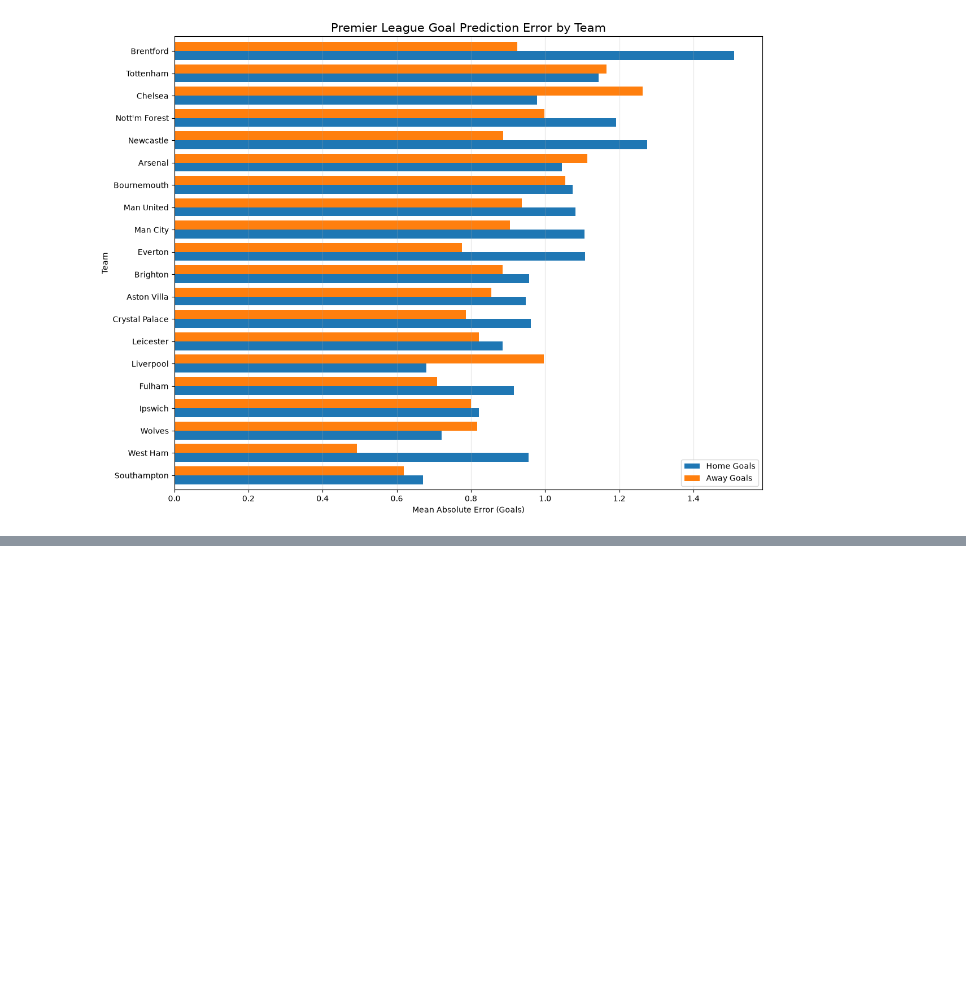
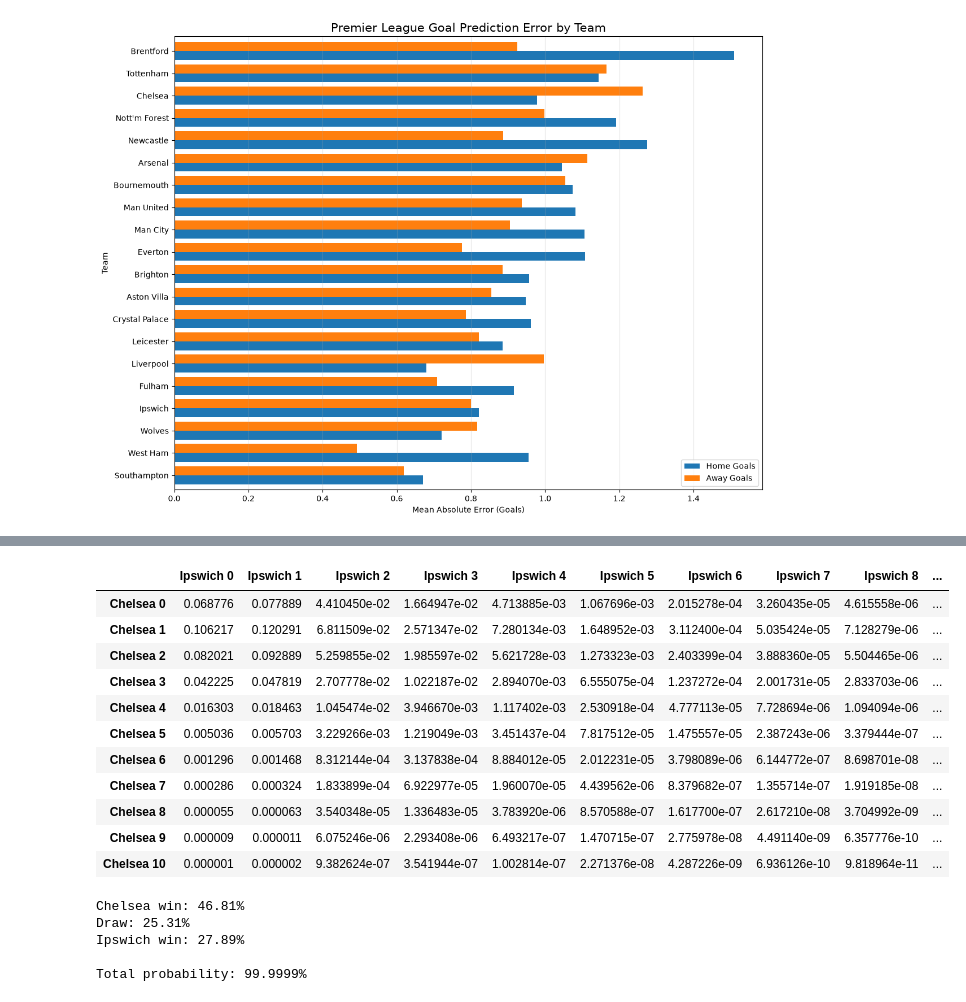
Before and after one commit to hankike/Premier_Prediction, a Jupyter notebook: poisson_2.ipynb, the cells around one changed output, grey strips where cells are left out. Drawn from its saved outputs; the diff is of its cells as text; code cells hidden in the pictures; blank space fills up the shorter version.

Commit message:
added goal outcomes and match prediction

```diff
--- a/poisson_2.ipynb
+++ b/poisson_2.ipynb
@@ -1431,0 +1538,6 @@ plt.show()
+# %%
+home_xg = home_model.predict(chelsea_ipswich)[0]
+away_xg = away_model.predict(chelsea_ipswich)[0]
+
+print(f"Chelsea expected goals: {home_xg:.3f}")
+print(f"Ipswich expected goals: {away_xg:.3f}")
@@ -1431,0 +1547,20 @@ plt.show()
+# %%
+from scipy.stats import poisson
+
+goal_counts = np.arange(11)
+
+chelsea_goal_probs = poisson.pmf(
+    goal_counts, home_xg
+)
+
+ipswich_goal_probs = poisson.pmf(
+    goal_counts, away_xg
+)
+
+goal_probabilities = pd.DataFrame({
+    'Goals': goal_counts,
+    'Chelsea_Probability': chelsea_goal_probs,
+    'Ipswich_Probability': ipswich_goal_probs
+})
+
+goal_probabilities
@@ -1431,0 +1580,51 @@ plt.show()
+# %%
+scoreline_matrix = np.outer(
+    chelsea_goal_probs,
+    ipswich_goal_probs
+)
+
+scoreline_df = pd.DataFrame(
+    scoreline_matrix,
+    index=[f'Chelsea {i}' for i in goal_counts],
+    columns=[f'Ipswich {i}' for i in goal_counts]
+)
+
+scoreline_df
+# %% [output]
+|  | Ipswich 0 | Ipswich 1 | Ipswich 2 | Ipswich 3 | Ipswich 4 | Ipswich 5 | Ipswich 6 | Ipswich 7 | Ipswich 8 | ... |
+| Chelsea 0 | 0.068776 | 0.077889 | 4.410450e-02 | 1.664947e-02 | 4.713885e-03 | 1.067696e-03 | 2.015278e-04 | 3.260435e-05 | 4.615558e-06 | ... |
+| Chelsea 1 | 0.106217 | 0.120291 | 6.811509e-02 | 2.571347e-02 | 7.280134e-03 | 1.648952e-03 | 3.112400e-04 | 5.035424e-05 | 7.128279e-06 | ... |
+| Chelsea 2 | 0.082021 | 0.092889 | 5.259855e-02 | 1.985597e-02 | 5.621728e-03 | 1.273323e-03 | 2.403399e-04 | 3.888360e-05 | 5.504465e-06 | ... |
+| Chelsea 3 | 0.042225 | 0.047819 | 2.707778e-02 | 1.022187e-02 | 2.894070e-03 | 6.555075e-04 | 1.237272e-04 | 2.001731e-05 | 2.833703e-06 | ... |
+| Chelsea 4 | 0.016303 | 0.018463 | 1.045474e-02 | 3.946670e-03 | 1.117402e-03 | 2.530918e-04 | 4.777113e-05 | 7.728694e-06 | 1.094094e-06 | ... |
+| Chelsea 5 | 0.005036 | 0.005703 | 3.229266e-03 | 1.219049e-03 | 3.451437e-04 | 7.817512e-05 | 1.475557e-05 | 2.387243e-06 | 3.379444e-07 | ... |
+| Chelsea 6 | 0.001296 | 0.001468 | 8.312144e-04 | 3.137838e-04 | 8.884012e-05 | 2.012231e-05 | 3.798089e-06 | 6.144772e-07 | 8.698701e-08 | ... |
+| Chelsea 7 | 0.000286 | 0.000324 | 1.833899e-04 | 6.922977e-05 | 1.960070e-05 | 4.439562e-06 | 8.379682e-07 | 1.355714e-07 | 1.919185e-08 | ... |
+| Chelsea 8 | 0.000055 | 0.000063 | 3.540348e-05 | 1.336483e-05 | 3.783920e-06 | 8.570588e-07 | 1.617700e-07 | 2.617210e-08 | 3.704992e-09 | ... |
+| Chelsea 9 | 0.000009 | 0.000011 | 6.075246e-06 | 2.293408e-06 | 6.493217e-07 | 1.470715e-07 | 2.775978e-08 | 4.491140e-09 | 6.357776e-10 | ... |
+| Chelsea 10 | 0.000001 | 0.000002 | 9.382624e-07 | 3.541944e-07 | 1.002814e-07 | 2.271376e-08 | 4.287226e-09 | 6.936126e-10 | 9.818964e-11 | ... |
+# %%
+chelsea_win_prob = np.tril(
+    scoreline_matrix, k=-1
+).sum()
+
+draw_prob = np.trace(scoreline_matrix)
+
+ipswich_win_prob = np.triu(
+    scoreline_matrix, k=1
+).sum()
+
+print(f"Chelsea win: {chelsea_win_prob:.2%}")
+print(f"Draw: {draw_prob:.2%}")
+print(f"Ipswich win: {ipswich_win_prob:.2%}")
+
+print(
+    f"\nTotal probability: "
+    f"{chelsea_win_prob + draw_prob + ipswich_win_prob:.4%}"
+)
+# %% [output]
+Chelsea win: 46.81%
+Draw: 25.31%
+Ipswich win: 27.89%
+
+Total probability: 99.9999%
```
Also changed, not shown: parts of 14 cells of this notebook.
